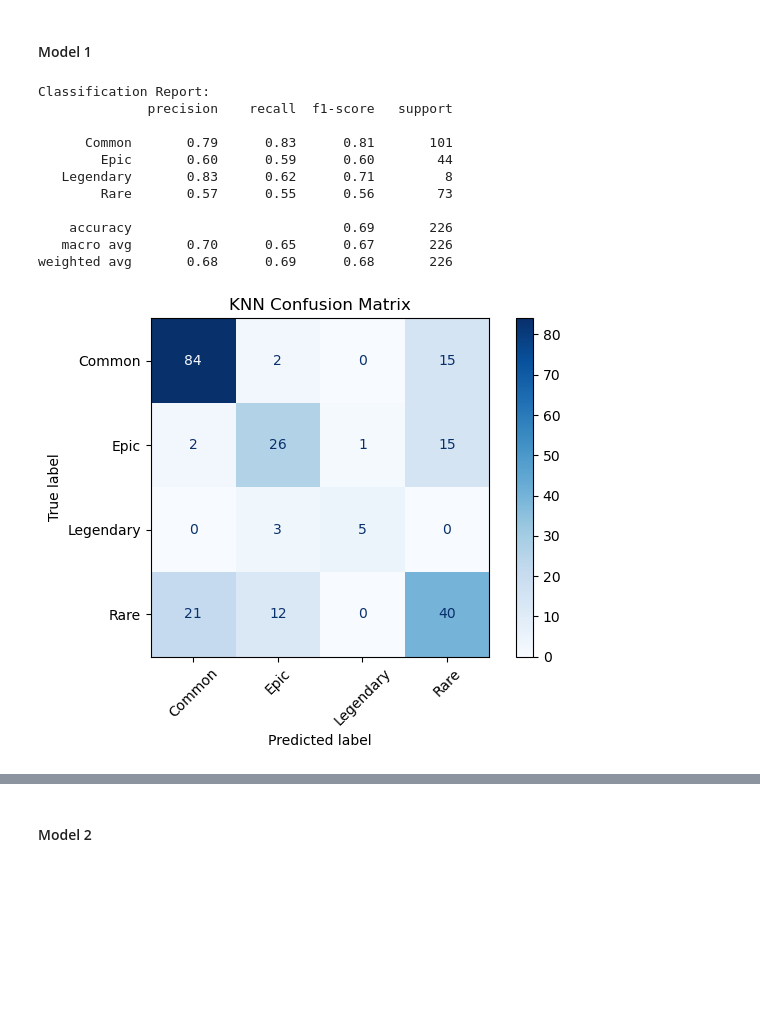
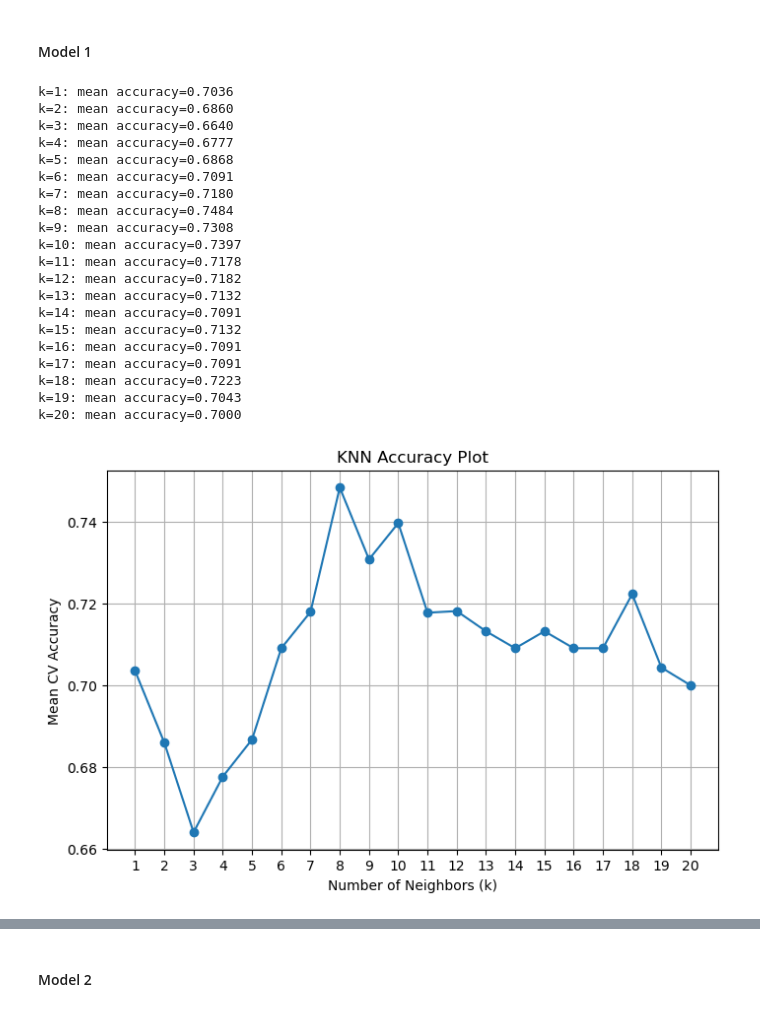
Before and after one commit to audreynge/ds3000_final_project, a Jupyter notebook: final_project.ipynb, the cells around one changed output, grey strips where cells are left out. Drawn from its saved outputs; the diff is of its cells as text; code cells hidden in the pictures; blank space fills up the shorter version.

```diff
--- a/final_project.ipynb
+++ b/final_project.ipynb
@@ -280,4 +282,39 @@ List all the functions you have written for modeling. For each one, write one se
     - If it is a clustering, you need explain how to select the number of clustering and summarize the clustering.
 # %% [markdown]
 #### Model 1
+# %%
+def knn_accuracy_plot(df, x_feature_list, k_range=range(1, 21)):
+
+    X = df[x_feature_list].values
+    y = df['Rarity'].values
+
+    #scale data
+    scaler = StandardScaler()
+    X_scaled = scaler.fit_transform(X)
+
+    # cross validation
+    n_splits = 10
+    skfold = StratifiedKFold(n_splits=n_splits, shuffle=True, random_state=42)
+
+    mean_scores = []
+
+    # Try each
+    for k in k_range:
+        knn = KNeighborsClassifier(n_neighbors=k)
+        scores = cross_val_score(knn, X_scaled, y, cv=skfold, scoring='accuracy')
+        mean_scores.append(scores.mean())
+        print(f"k={k}: mean accuracy={scores.mean():.4f}")
+
+    # Plot curve
+    plt.figure(figsize=(8, 5))
+    plt.plot(list(k_range), mean_scores, marker='o')
+    plt.xlabel("Number of Neighbors (k)")
+    plt.ylabel("Mean CV Accuracy")
+    plt.title("KNN Accuracy Plot")
+    plt.xticks(list(k_range))
+    plt.grid(True)
+    plt.show()
+
+# Example usage
+# knn_elbow_plot(df, x_feature_list)
 # %%
@@ -318,17 +355,26 @@ def fit_knn(df, x_feature_list):
 # %%
 x_feature_list = ['HP', 'Defense', 'Melee Attack', 'Shot Attack', 'Price']
 
-fit_knn(df, x_feature_list)
+knn_accuracy_plot(df, x_feature_list)
 # %% [output]
-Classification Report:
-              precision    recall  f1-score   support
-
-      Common       0.79      0.83      0.81       101
-        Epic       0.60      0.59      0.60        44
-   Legendary       0.83      0.62      0.71         8
-        Rare       0.57      0.55      0.56        73
-
-    accuracy                           0.69       226
-   macro avg       0.70      0.65      0.67       226
-weighted avg       0.68      0.69      0.68       226
+k=1: mean accuracy=0.7036
+k=2: mean accuracy=0.6860
+k=3: mean accuracy=0.6640
+k=4: mean accuracy=0.6777
+k=5: mean accuracy=0.6868
+k=6: mean accuracy=0.7091
+k=7: mean accuracy=0.7180
+k=8: mean accuracy=0.7484
+k=9: mean accuracy=0.7308
+k=10: mean accuracy=0.7397
+k=11: mean accuracy=0.7178
+k=12: mean accuracy=0.7182
+k=13: mean accuracy=0.7132
+k=14: mean accuracy=0.7091
+k=15: mean accuracy=0.7132
+k=16: mean accuracy=0.7091
+k=17: mean accuracy=0.7091
+k=18: mean accuracy=0.7223
+k=19: mean accuracy=0.7043
+k=20: mean accuracy=0.7000
-[figure, old version]
+[figure, new version]
```
Also changed, not shown: parts of 5 cells of this notebook.
